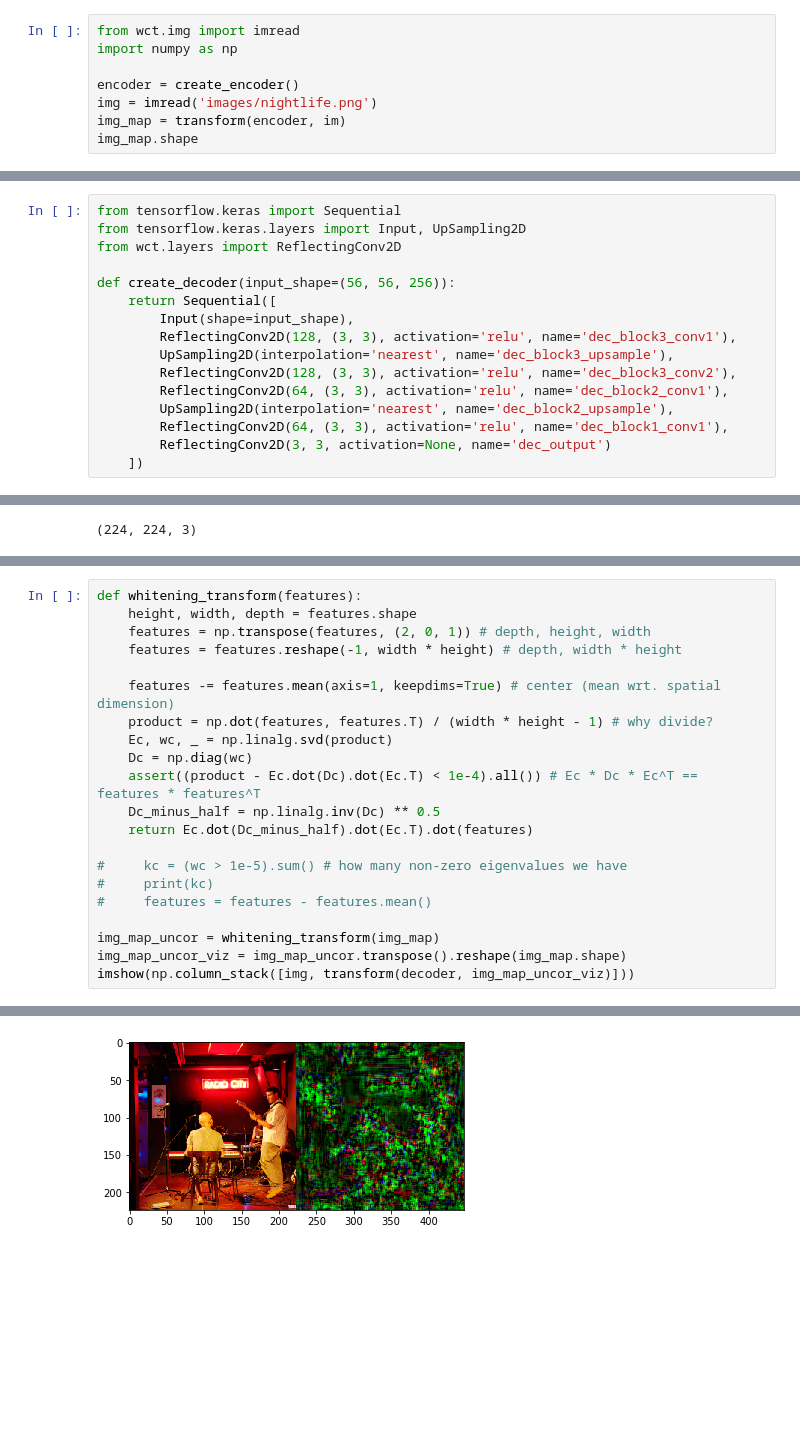
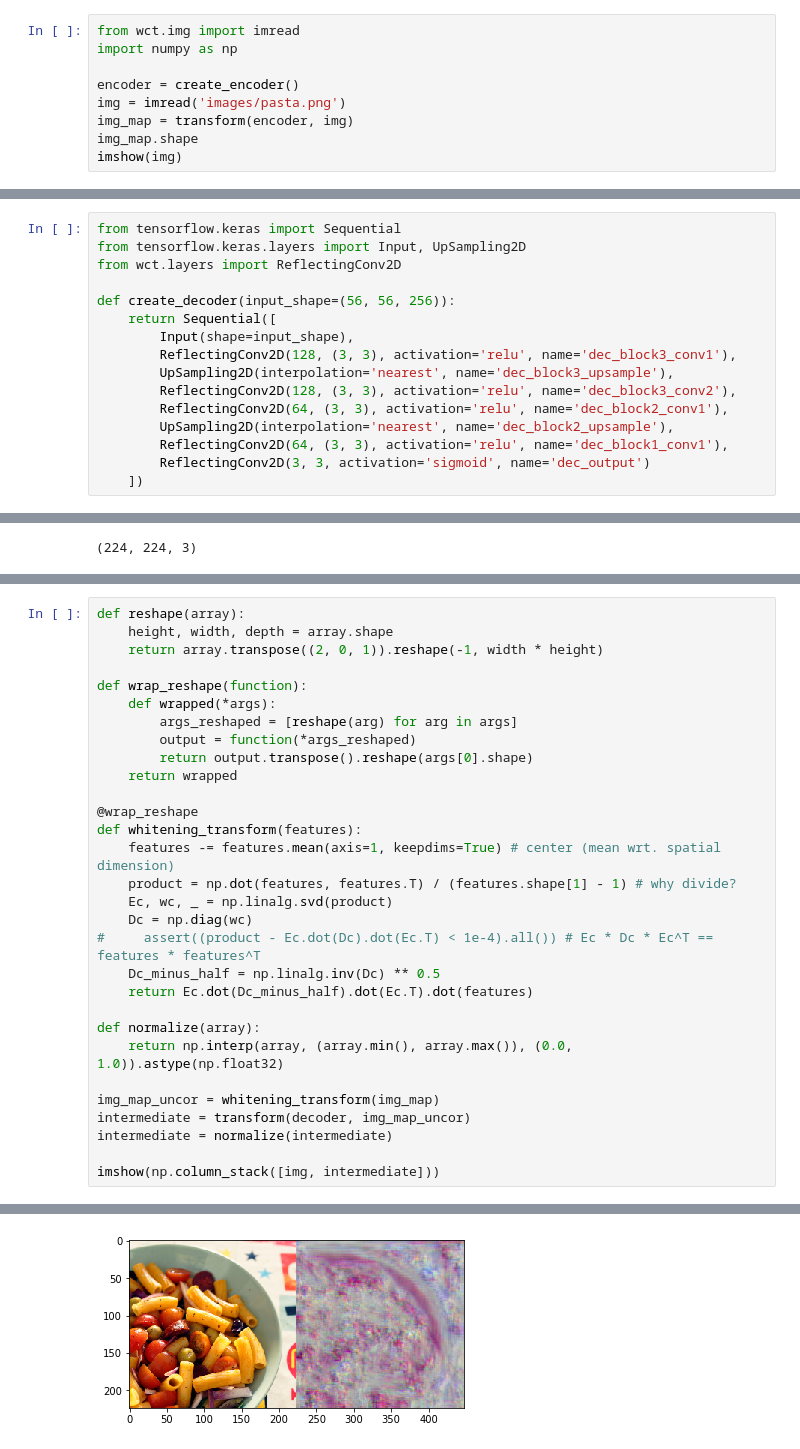
Before and after one commit to hejmsdz/neural-style-transfer, a Jupyter notebook: wct.ipynb, the cells around one changed output, grey strips where cells are left out. Drawn from its saved outputs; the diff is of its cells as text; blank space fills up the shorter version.

```diff
--- a/wct.ipynb
+++ b/wct.ipynb
@@ -19,7 +19,8 @@ from wct.img import imread
 import numpy as np
 
 encoder = create_encoder()
-img = imread('images/nightlife.png')
-img_map = transform(encoder, im)
+img = imread('images/pasta.png')
+img_map = transform(encoder, img)
 img_map.shape
+imshow(img)
 # %% [output]
@@ -38,5 +39,5 @@ def create_decoder(input_shape=(56, 56, 256)):
         ReflectingConv2D(64, (3, 3), activation='relu', name='dec_block2_conv1'),
         UpSampling2D(interpolation='nearest', name='dec_block2_upsample'),
         ReflectingConv2D(64, (3, 3), activation='relu', name='dec_block1_conv1'),
-        ReflectingConv2D(3, 3, activation=None, name='dec_output')
+        ReflectingConv2D(3, 3, activation='sigmoid', name='dec_output')
     ])
@@ -63,24 +83,33 @@ imshow(style)
 # %% [output]
 [figure]
 # %%
+def reshape(array):
+    height, width, depth = array.shape
+    return array.transpose((2, 0, 1)).reshape(-1, width * height)
+
+def wrap_reshape(function):
+    def wrapped(*args):
+        args_reshaped = [reshape(arg) for arg in args]
+        output = function(*args_reshaped)
+        return output.transpose().reshape(args[0].shape)
+    return wrapped
+
+@wrap_reshape
 def whitening_transform(features):
-    height, width, depth = features.shape
-    features = np.transpose(features, (2, 0, 1)) # depth, height, width
-    features = features.reshape(-1, width * height) # depth, width * height
-
     features -= features.mean(axis=1, keepdims=True) # center (mean wrt. spatial dimension)
-    product = np.dot(features, features.T) / (width * height - 1) # why divide?
+    product = np.dot(features, features.T) / (features.shape[1] - 1) # why divide?
     Ec, wc, _ = np.linalg.svd(product)
     Dc = np.diag(wc)
-    assert((product - Ec.dot(Dc).dot(Ec.T) < 1e-4).all()) # Ec * Dc * Ec^T == features * features^T
+#     assert((product - Ec.dot(Dc).dot(Ec.T) < 1e-4).all()) # Ec * Dc * Ec^T == features * features^T
     Dc_minus_half = np.linalg.inv(Dc) ** 0.5
     return Ec.dot(Dc_minus_half).dot(Ec.T).dot(features)
 
-#     kc = (wc > 1e-5).sum() # how many non-zero eigenvalues we have
-#     print(kc)
-#     features = features - features.mean()
+def normalize(array):
+    return np.interp(array, (array.min(), array.max()), (0.0, 1.0)).astype(np.float32)
 
 img_map_uncor = whitening_transform(img_map)
-img_map_uncor_viz = img_map_uncor.transpose().reshape(img_map.shape)
-imshow(np.column_stack([img, transform(decoder, img_map_uncor_viz)]))
+intermediate = transform(decoder, img_map_uncor)
+intermediate = normalize(intermediate)
+
+imshow(np.column_stack([img, intermediate]))
 # %% [output]
@@ -88,2 +116,2 @@ Clipping input data to the valid range for imshow with RGB data ([0..1] for floa
-[figure, old version]
+[figure, new version]
 # %%
```
Also changed, not shown: parts of 8 cells of this notebook, 1 other file.
